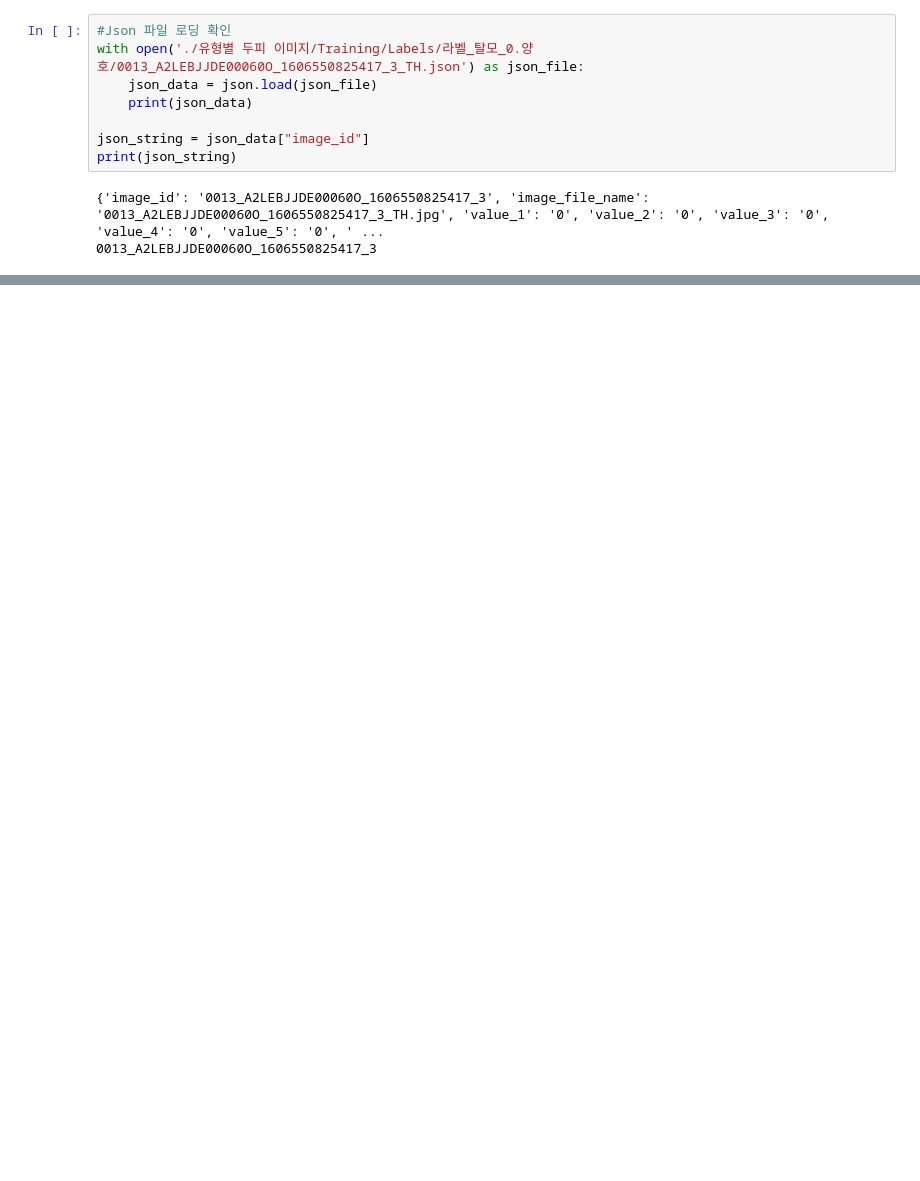
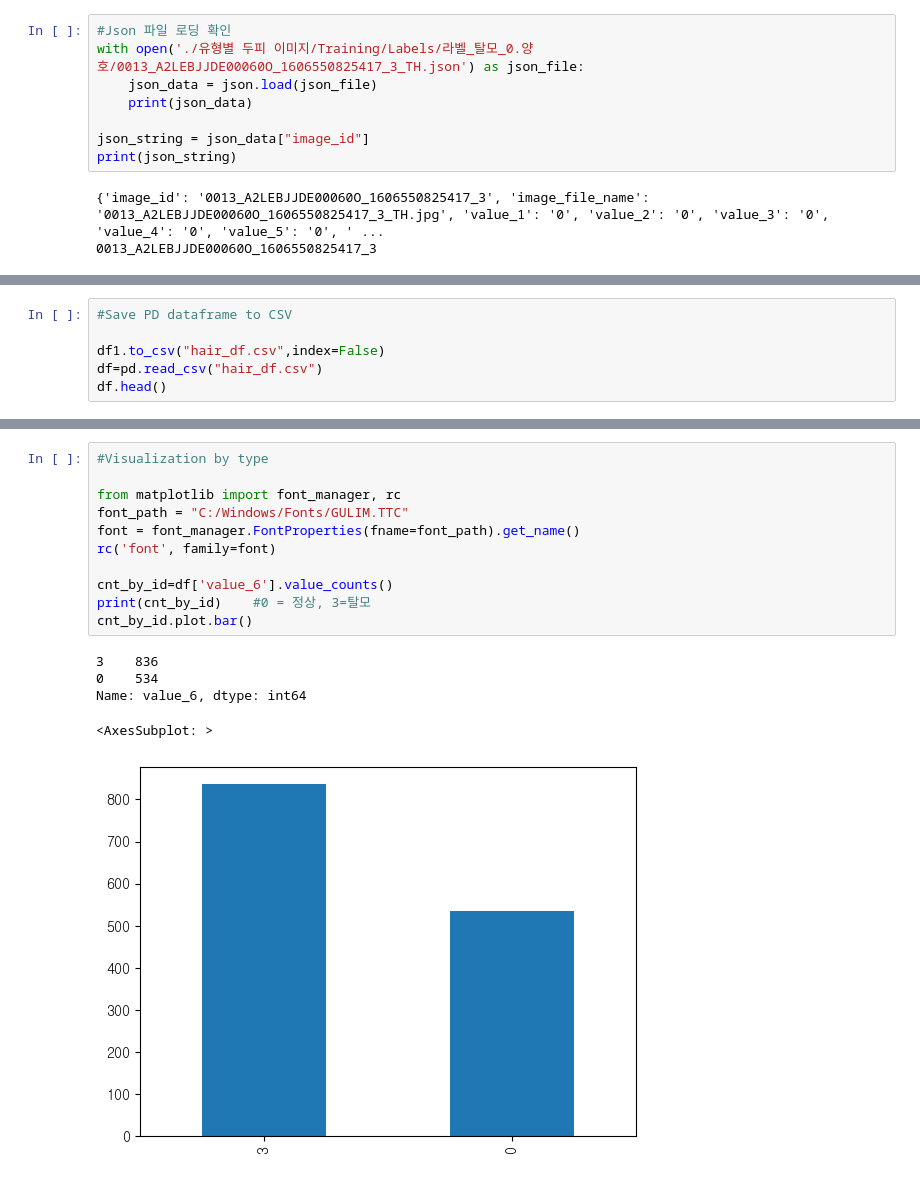
Before and after one commit to rainsky3840/Bootcamp_project, a Jupyter notebook: 김정환/p4_main.ipynb, the cells around one changed output, grey strips where cells are left out. Cells and saved outputs as stored; diff of their text form; blank space fills up the shorter version.

```diff
--- a/김정환/p4_main.ipynb
+++ b/김정환/p4_main.ipynb
@@ -104,0 +107,6 @@ plt.show()
+# %%
+#Save PD dataframe to CSV
+
+df1.to_csv("hair_df.csv",index=False)
+df=pd.read_csv("hair_df.csv")
+df.head()
@@ -104,0 +168,17 @@ plt.show()
+# %%
+#Visualization by type
+
+from matplotlib import font_manager, rc
+font_path = "C:/Windows/Fonts/GULIM.TTC"
+font = font_manager.FontProperties(fname=font_path).get_name()
+rc('font', family=font)
+
+cnt_by_id=df['value_6'].value_counts()
+print(cnt_by_id)    #0 = 정상, 3=탈모
+cnt_by_id.plot.bar()
+# %% [output]
+3    836
+0    534
+Name: value_6, dtype: int64
+<AxesSubplot: >
+[figure, added]
```
Also changed, not shown: parts of 16 cells of this notebook.
